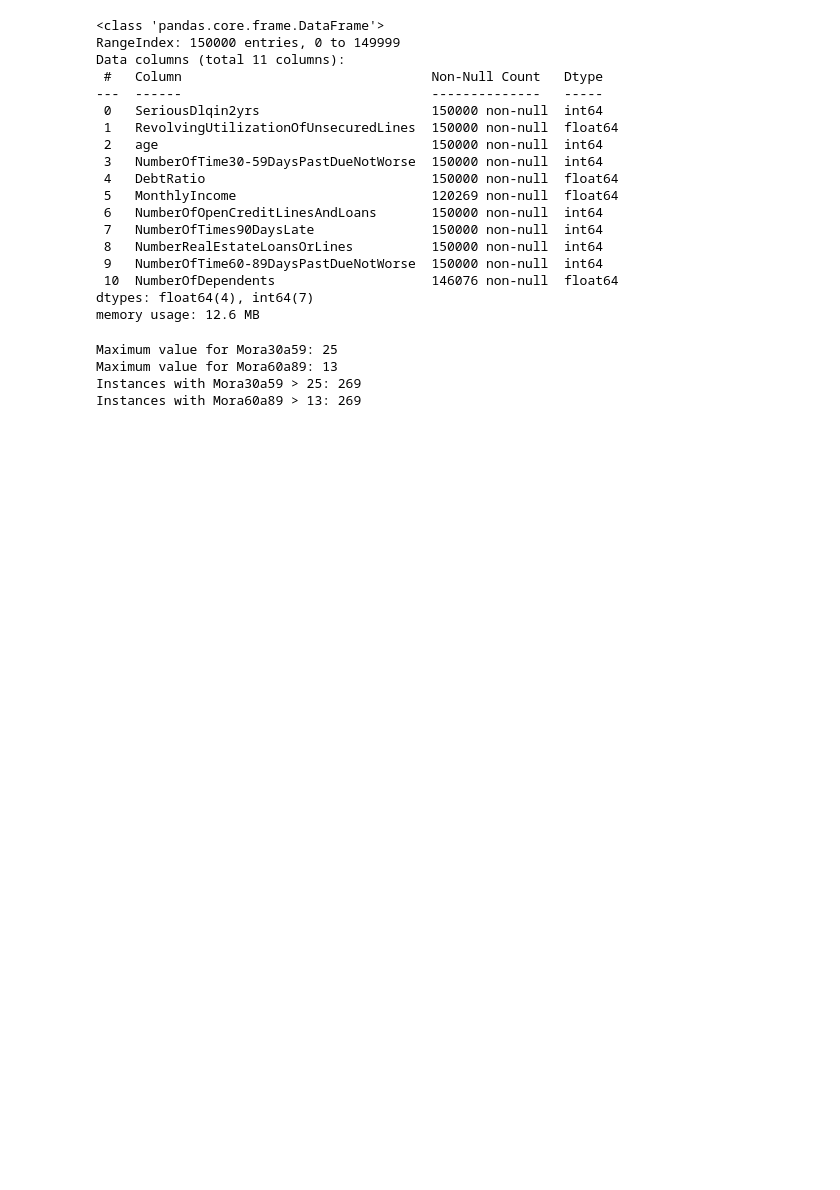
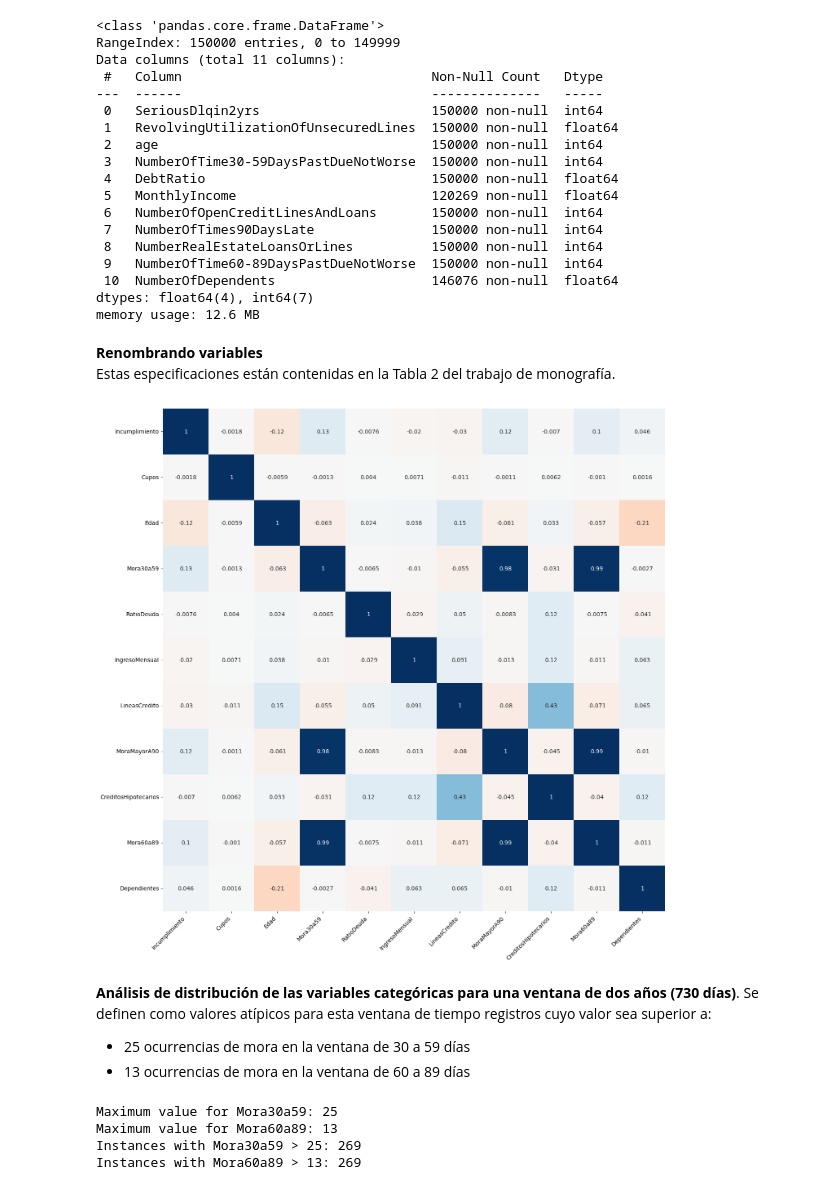
Before and after one commit to 00Fede/givemesomecredit, a Jupyter notebook: Preprocessing.ipynb, the cells around one changed output. Cells and saved outputs as stored; diff of their text form; code cells hidden in the pictures; blank space fills up the shorter version.

```diff
--- a/Preprocessing.ipynb
+++ b/Preprocessing.ipynb
@@ -86,5 +88,8 @@ Data columns (total 11 columns):
  10  NumberOfDependents                    146076 non-null  float64
 dtypes: float64(4), int64(7)
 memory usage: 12.6 MB
+# %% [markdown]
+**Renombrando variables**
+<br> Estas especificaciones están contenidas en la Tabla 2 del trabajo de monografía.
 # %%
 # renombramiento de variables
@@ -104,6 +110,38 @@ d.rename(
     },
     inplace=True,
 )
+# %%
+#Matriz de correlación
+matrizCorr = d.corr()
+# Mapa de calor (Heatmap) de la matriz de correlaciones
+fig, ax = plt.subplots(nrows=1, ncols=1, figsize=(26, 16))
+
+sns.heatmap(
+    matrizCorr,
+    annot     = True,
+    cbar      = False,
+    annot_kws = {"size": 10},
+    vmin      = -1,
+    vmax      = 1,
+    center    = 0,
+    cmap      = 'RdBu', #sns.diverging_palette(20, 220, n=200),
+    square    = True,
+    ax        = ax
+)
+
+ax.set_xticklabels(
+    ax.get_xticklabels(),
+    rotation = 45,
+    horizontalalignment = 'right',
+)
+
+ax.tick_params(labelsize = 10)
+# %% [output]
+[figure, added]
+# %% [markdown]
+**Análisis de distribución de las variables categóricas para una ventana de dos años (730 días)**. Se definen como valores atípicos para esta ventana de tiempo registros cuyo valor sea superior a:
+* 25 ocurrencias de mora en la ventana de 30 a 59 días
+* 13 ocurrencias de mora en la ventana de 60 a 89 días
 # %%
 days_in_two_years = 365 * 2
 max_possible_mora30_59 = math.ceil(days_in_two_years / 30)
```
Also changed, not shown: parts of 22 cells of this notebook.
